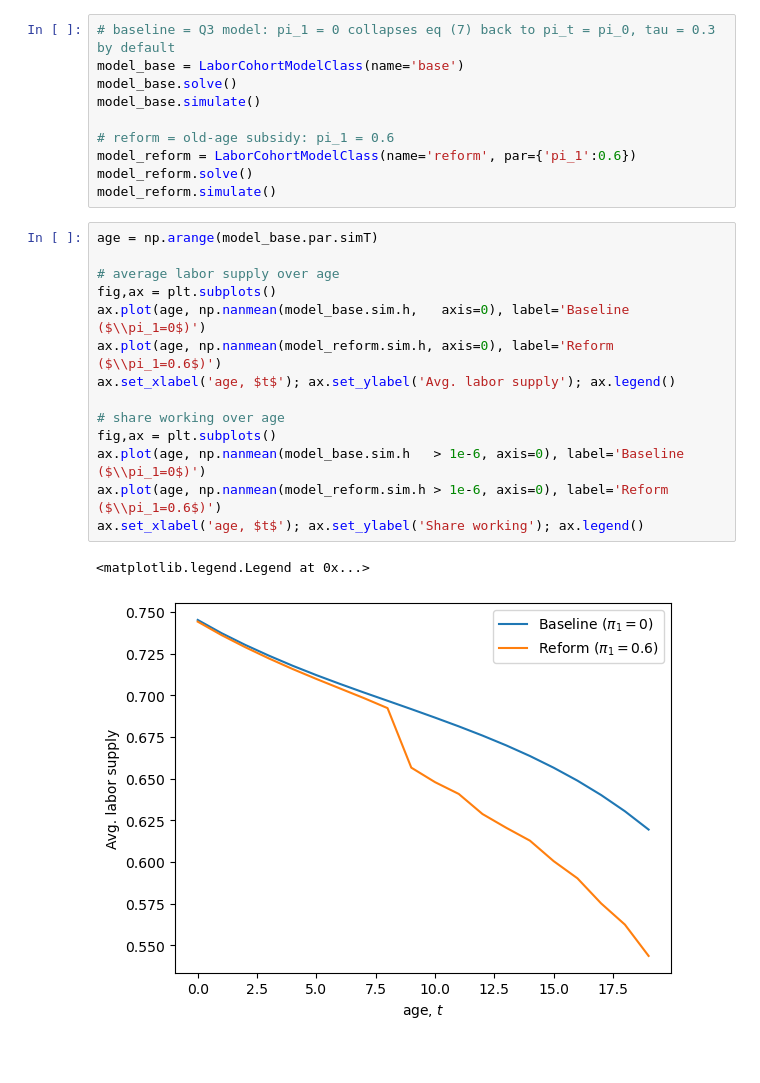
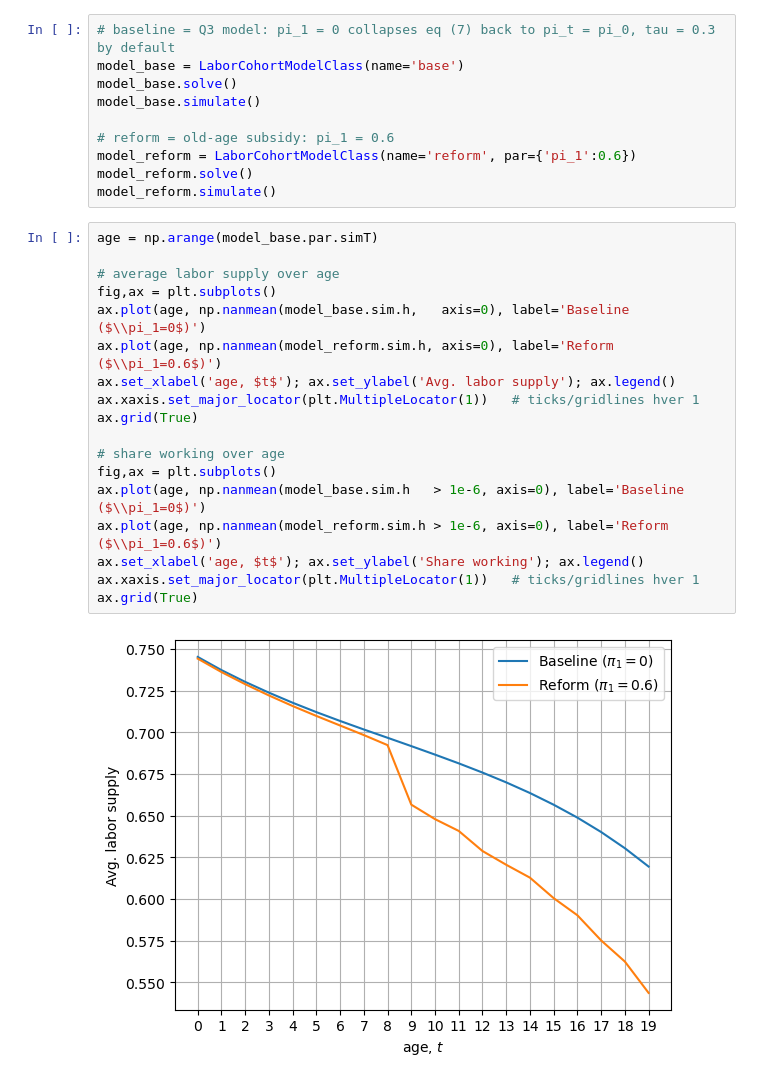
Before and after one commit to oliviarytter/HouseholdBehavior, a Jupyter notebook: EXAM HOUSEHOLD 2026/HouseholdBehavior_exam2026.ipynb, the cells around one changed output. Cells and saved outputs as stored; diff of their text form; blank space fills up the shorter version.

```diff
--- a/EXAM HOUSEHOLD 2026/HouseholdBehavior_exam2026.ipynb
+++ b/EXAM HOUSEHOLD 2026/HouseholdBehavior_exam2026.ipynb
@@ -94,17 +94,20 @@ model_reform.simulate()
 # %%
 age = np.arange(model_base.par.simT)
 
 # average labor supply over age
 fig,ax = plt.subplots()
 ax.plot(age, np.nanmean(model_base.sim.h,   axis=0), label='Baseline ($\\pi_1=0$)')
 ax.plot(age, np.nanmean(model_reform.sim.h, axis=0), label='Reform ($\\pi_1=0.6$)')
 ax.set_xlabel('age, $t$'); ax.set_ylabel('Avg. labor supply'); ax.legend()
+ax.xaxis.set_major_locator(plt.MultipleLocator(1))   # ticks/gridlines hver 1
+ax.grid(True)
 
 # share working over age
 fig,ax = plt.subplots()
 ax.plot(age, np.nanmean(model_base.sim.h   > 1e-6, axis=0), label='Baseline ($\\pi_1=0$)')
 ax.plot(age, np.nanmean(model_reform.sim.h > 1e-6, axis=0), label='Reform ($\\pi_1=0.6$)')
 ax.set_xlabel('age, $t$'); ax.set_ylabel('Share working'); ax.legend()
+ax.xaxis.set_major_locator(plt.MultipleLocator(1))   # ticks/gridlines hver 1
+ax.grid(True)
 # %% [output]
-<matplotlib.legend.Legend at 0x...>
-[figure, old version]
+[figure, new version]
```
Also changed, not shown: parts of 19 cells of this notebook, 15 other files.
